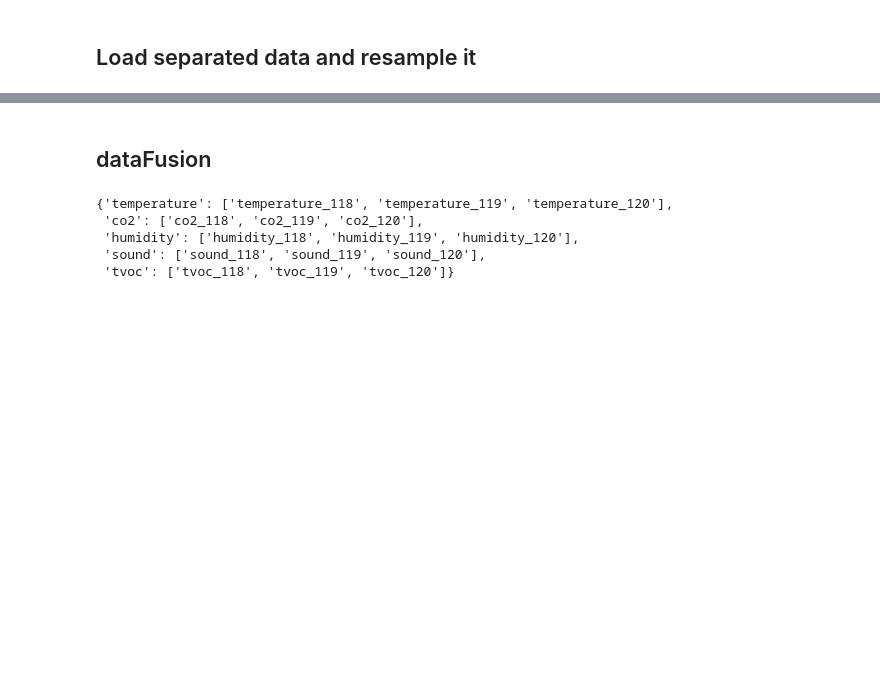
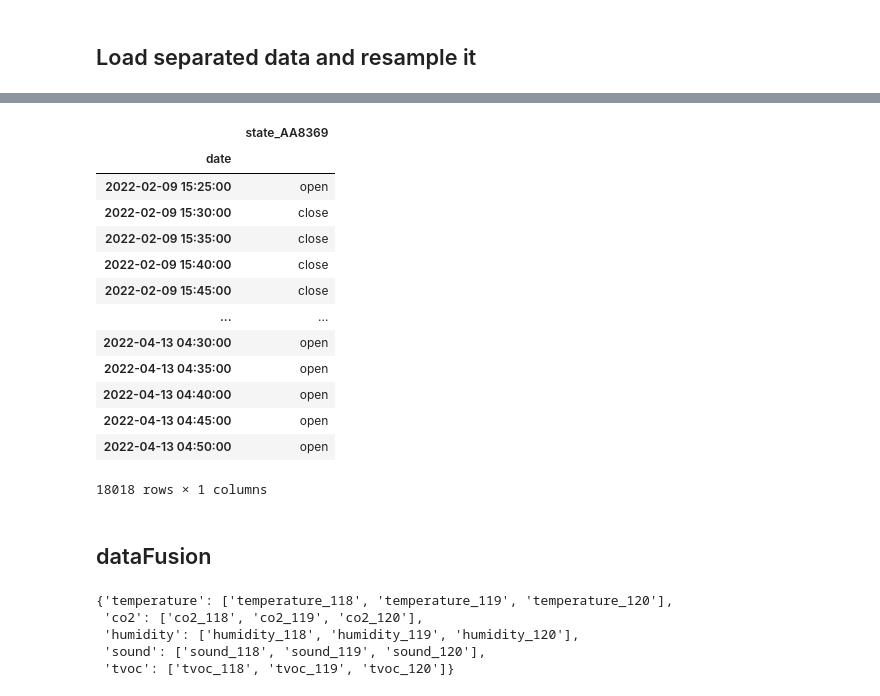
Before and after one commit to Ah-essabar/Master_SDS_Angers, a Jupyter notebook: S2/Mesures Polytech/MesuresAmbiance/AmbianceData.ipynb, the cells around one changed output, grey strips where cells are left out. Drawn from its saved outputs; the diff is of its cells as text; code cells hidden in the pictures; blank space fills up the shorter version.

```diff
--- a/S2/Mesures Polytech/MesuresAmbiance/AmbianceData.ipynb
+++ b/S2/Mesures Polytech/MesuresAmbiance/AmbianceData.ipynb
@@ -97,9 +88,0 @@ a
-# %%
-timestamp = a.index[1]-a.index[0]
-for i in range(len(fen)-1):
-    dt = fen.index[i+1]-fen.index[i]
-    if dt > timestamp :
-        a[fen.index[i] : fen.index[i+1]] = fen.state_AA8369[fen.index[i]]
-        b = a[fen.index[i] : fen.index[i+1]]
-        t= b.index[b.index.shape[0]-1].strftime("%Y-%m-%d %H:%M:%S")
-        a[t : t] = fen.state_AA8369[fen.index[i+1]]
@@ -150,3 +89,50 @@ Freq: 3T, dtype: int64
+# %%
+#windows = pd.read_csv('windows',parse_dates=True, index_col='date')
+def resampleWindows(windows):
+
+    #a= windows.resample('5T',label='left', closed='left').bfill()
+    a = windows.resample('5T',label='left', closed='left').bfill()
+
+    timestamp = a.index[1]-a.index[0]
+    for i in range(len(windows)-1):
+        dt = windows.index[i+1]-windows.index[i]
+        if dt > timestamp :
+            a[windows.index[i] : windows.index[i+1]] = windows.iloc[:,0][windows.index[i]]
+            b = a[windows.index[i] : windows.index[i+1]]
+            t= b.index[b.index.shape[0]-1].strftime("%Y-%m-%d %H:%M:%S")
+            a[t : t] = windows.iloc[:,0][windows.index[i+1]]
+    return a
+# %%
+def resampleWindows(windows, period ='5T'):
+
+    #a= windows.resample('5T',label='left', closed='left').bfill()
+    a = windows.resample(period,label='left', closed='left').bfill()
+    timestamp = a.index[1]-a.index[0]
+    for i in range(len(windows)-1):
+        dt = windows.index[i+1]-windows.index[i]
+        if dt > timestamp :
+            a[windows.index[i] : windows.index[i+1]] = windows.iloc[:,0][windows.index[i]]
+            b = a[windows.index[i] : windows.index[i+1]]
+            t= b.index[b.index.shape[0]-1].strftime("%Y-%m-%d %H:%M:%S")
+            a[t : t] = windows.iloc[:,0][windows.index[i+1]]
+    return a
+# %%
+resampleWindows(windows)
+# %% [output]
+|  | state_AA8369 |
+| date |  |
+| 2022-02-09 15:25:00 | open |
+| 2022-02-09 15:30:00 | close |
+| 2022-02-09 15:35:00 | close |
+| 2022-02-09 15:40:00 | close |
+| 2022-02-09 15:45:00 | close |
+| ... | ... |
+| 2022-04-13 04:30:00 | open |
+| 2022-04-13 04:35:00 | open |
+| 2022-04-13 04:40:00 | open |
+| 2022-04-13 04:45:00 | open |
+| 2022-04-13 04:50:00 | open |
+18018 rows × 1 columns
 # %% [markdown]
 ## dataFusion
 # %%
```
Also changed, not shown: parts of 10 cells of this notebook, 2 other files.
